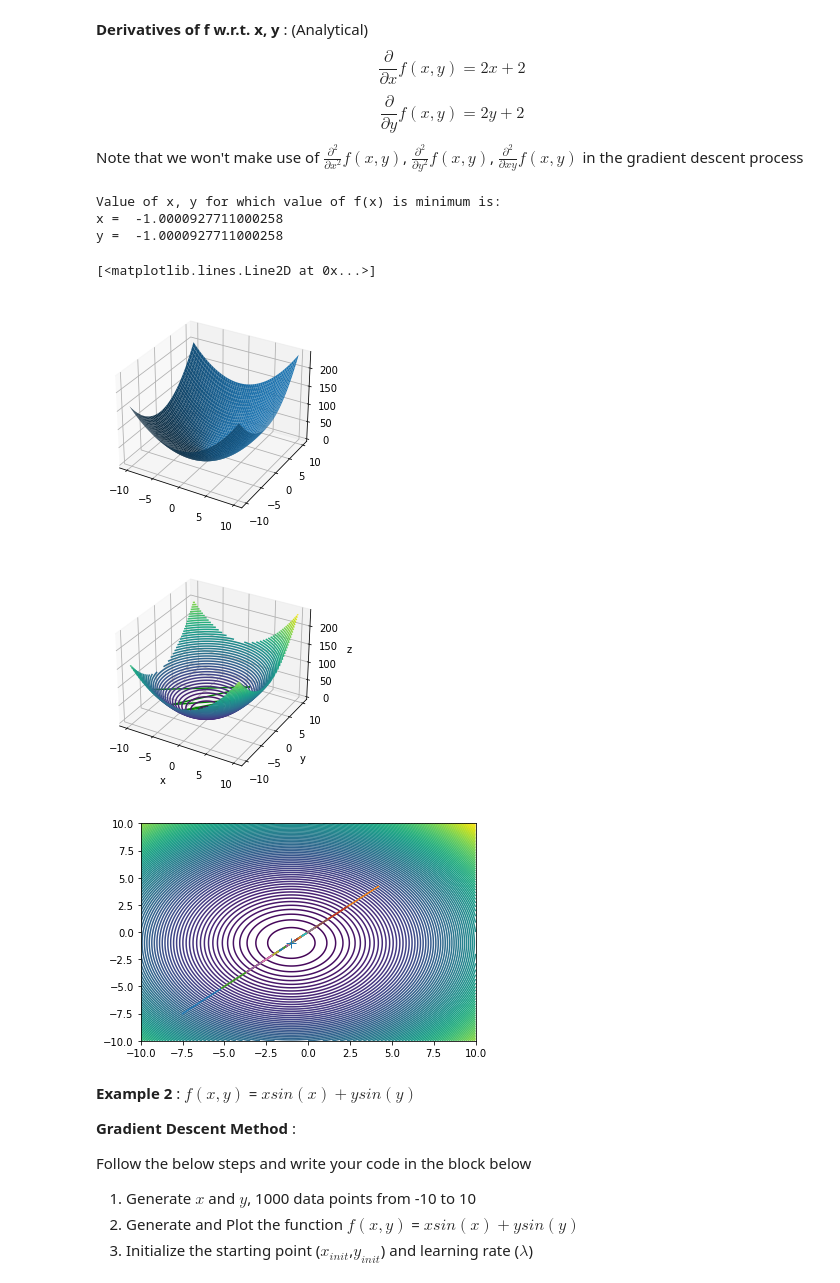
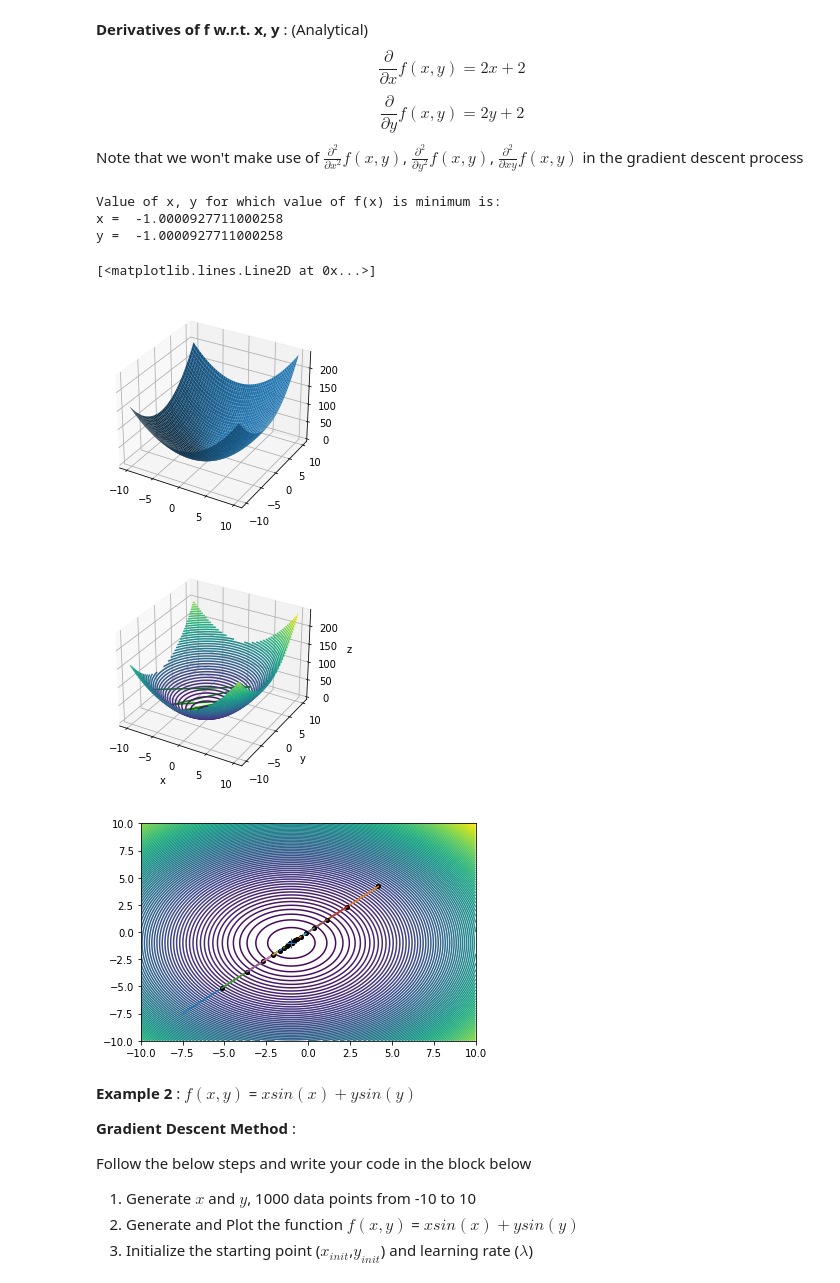
Before and after one commit to Whitelisted2/EE413-PRML-Lab, a Jupyter notebook: Assignment-3-ConvexOptimization/Solved/Lab_3_Convex_Optimisation.ipynb, the cells around one changed output. Saved outputs shown, nothing was run; the diff lists cells and outputs as text; code cells hidden in the pictures.

```diff
--- a/Assignment-3-ConvexOptimization/Solved/Lab_3_Convex_Optimisation.ipynb
+++ b/Assignment-3-ConvexOptimization/Solved/Lab_3_Convex_Optimisation.ipynb
@@ -239,34 +239,35 @@ for i in range(n_i):
     x_curr, y_curr = gradient_descent(x_curr, y_curr, lam) # do GD step
 
     x_vals = [x_prev, x_curr]              # plotting of line
     y_vals = [y_prev, y_curr]
     z_vals = [f(x_prev, y_prev), f(x_curr, y_curr)]
     ax2.plot(x_vals, y_vals, z_vals, color = "green")
     ax3.plot(x_vals, y_vals)               # color changes show the movement during GD
+    ax3.plot(x_curr, y_curr, marker="o", markersize=4, color="black")
 
 
     x_diff = np.abs(x_curr - x_prev)       # record difference in values after GD
     y_diff = np.abs(y_curr - y_prev)
     xy_diff = x_diff**2 + y_diff**2
     if(xy_diff < min_dc):
         break
 
     x_prev = x_curr                        # update x_prev for next iteration
     y_prev = y_curr
 
 # print value of x at which f(x) is minimum
 print("Value of x, y for which value of f(x) is minimum is:")
 print("x = ", x_curr)
 print("y = ", y_curr)
 ax3.plot(x_curr, y_curr, marker="+", markersize=10)
 # %% [output]
 Value of x, y for which value of f(x) is minimum is:
 x =  -1.0000927711000258
 y =  -1.0000927711000258
 [<matplotlib.lines.Line2D at 0x...>]
 [figure]
 [figure]
-[figure, old version]
+[figure, new version]
 # %% [markdown]
 **Example 2** : $f(x,y)$ = $xsin(x)+ysin(y)$
 
```
Also changed, not shown: parts of 1 cell of this notebook, 1 other file.
